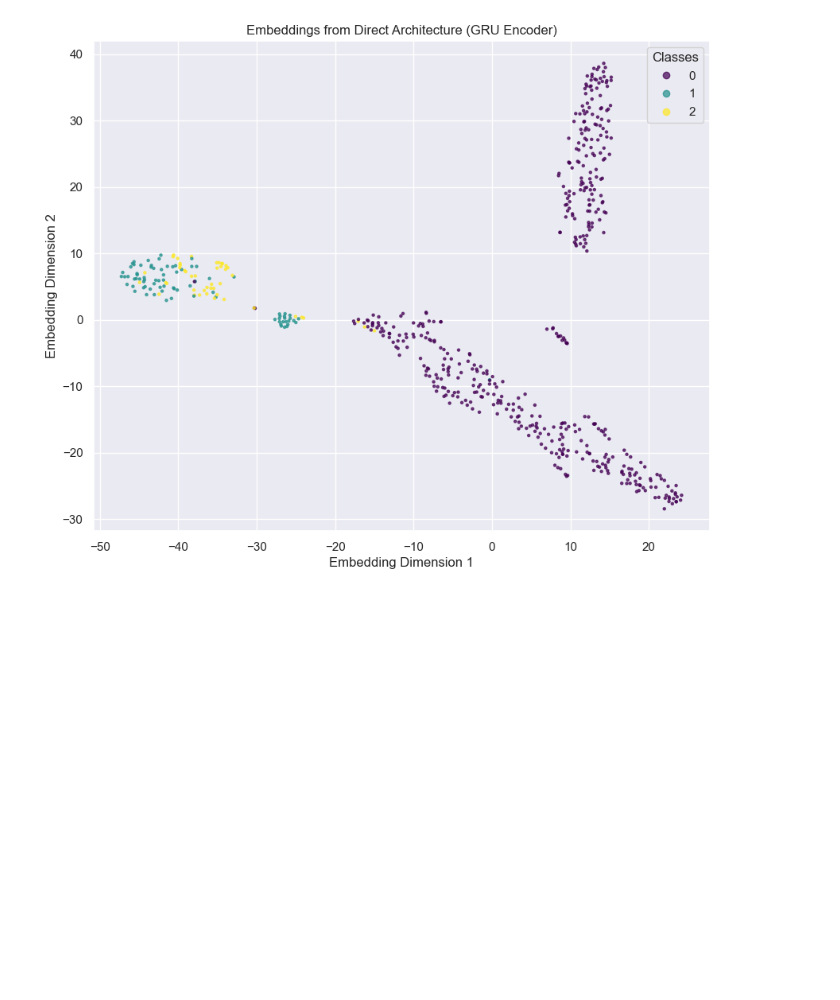
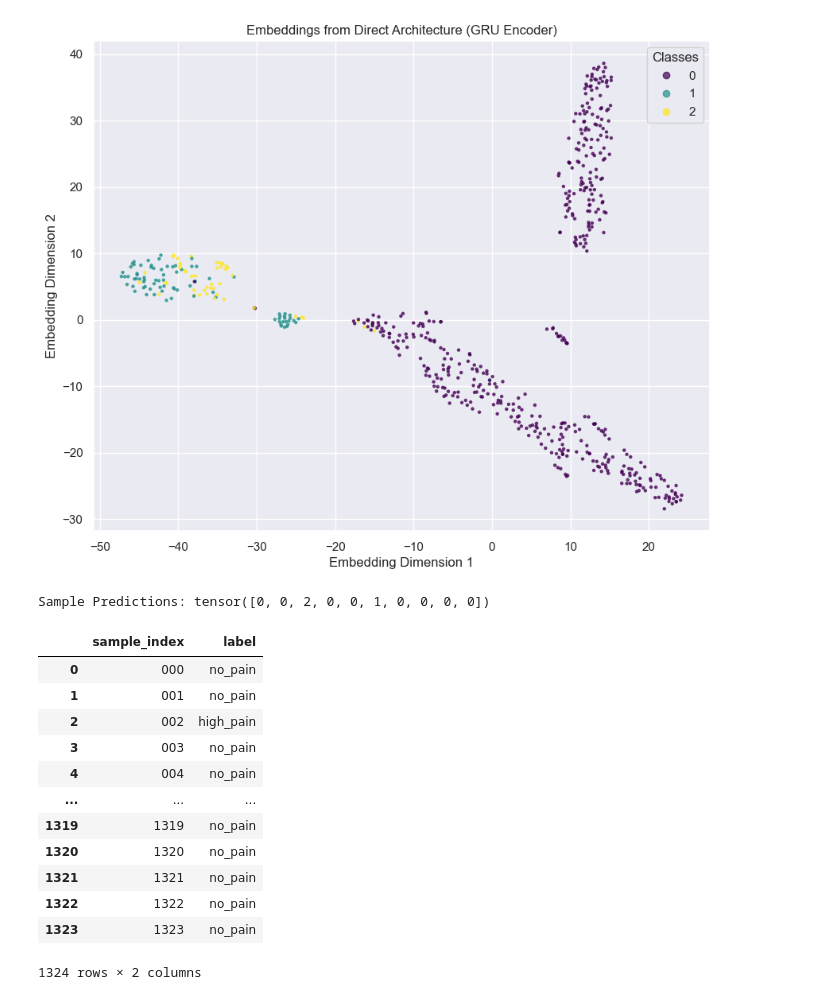
Before and after one commit to Gradient-Gang/ANN-Challenges, a Jupyter notebook: Notebook/Architectures3.ipynb, the cells around one changed output. Drawn from its saved outputs; the diff is of its cells as text; code cells hidden in the pictures; blank space fills up the shorter version.

Commit message:
SubmissionGenerator: modified and tested

```diff
--- a/Notebook/Architectures3.ipynb
+++ b/Notebook/Architectures3.ipynb
@@ -261,3 +261,38 @@ plt.ylabel('Embedding Dimension 2')
 plt.show()
 # %% [output]
 [figure]
+# %%
+# Reload SubmissionGenerator to get the latest changes
+import importlib
+import GradientGang.Pipeline.SubmissionGenerator.SubmissionGenerator
+importlib.reload(GradientGang.Pipeline.SubmissionGenerator.SubmissionGenerator)
+from GradientGang.Pipeline.SubmissionGenerator.SubmissionGenerator import SubmissionGenerator
+
+submission_generator = SubmissionGenerator(
+    model=autoencoder_fixed,
+    dataloader=testLoader,
+    label_mapping={0: 'no_pain', 1: 'low_pain', 2: 'high_pain'},
+)
+
+predictions = submission_generator.generate_predictions()
+print("Sample Predictions:", predictions[:10])
+# %% [output]
+Sample Predictions: tensor([0, 0, 2, 0, 0, 1, 0, 0, 0, 0])
+# %%
+submission_generator.generate_submission(
+    output_path="../Submissions/submission_direct_architecture.csv"
+)
+# %% [output]
+|  | sample_index | label |
+| 0 | 000 | no_pain |
+| 1 | 001 | no_pain |
+| 2 | 002 | high_pain |
+| 3 | 003 | no_pain |
+| 4 | 004 | no_pain |
+| ... | ... | ... |
+| 1319 | 1319 | no_pain |
+| 1320 | 1320 | no_pain |
+| 1321 | 1321 | no_pain |
+| 1322 | 1322 | no_pain |
+| 1323 | 1323 | no_pain |
+1324 rows × 2 columns
```
Also changed, not shown: 2 other files.
